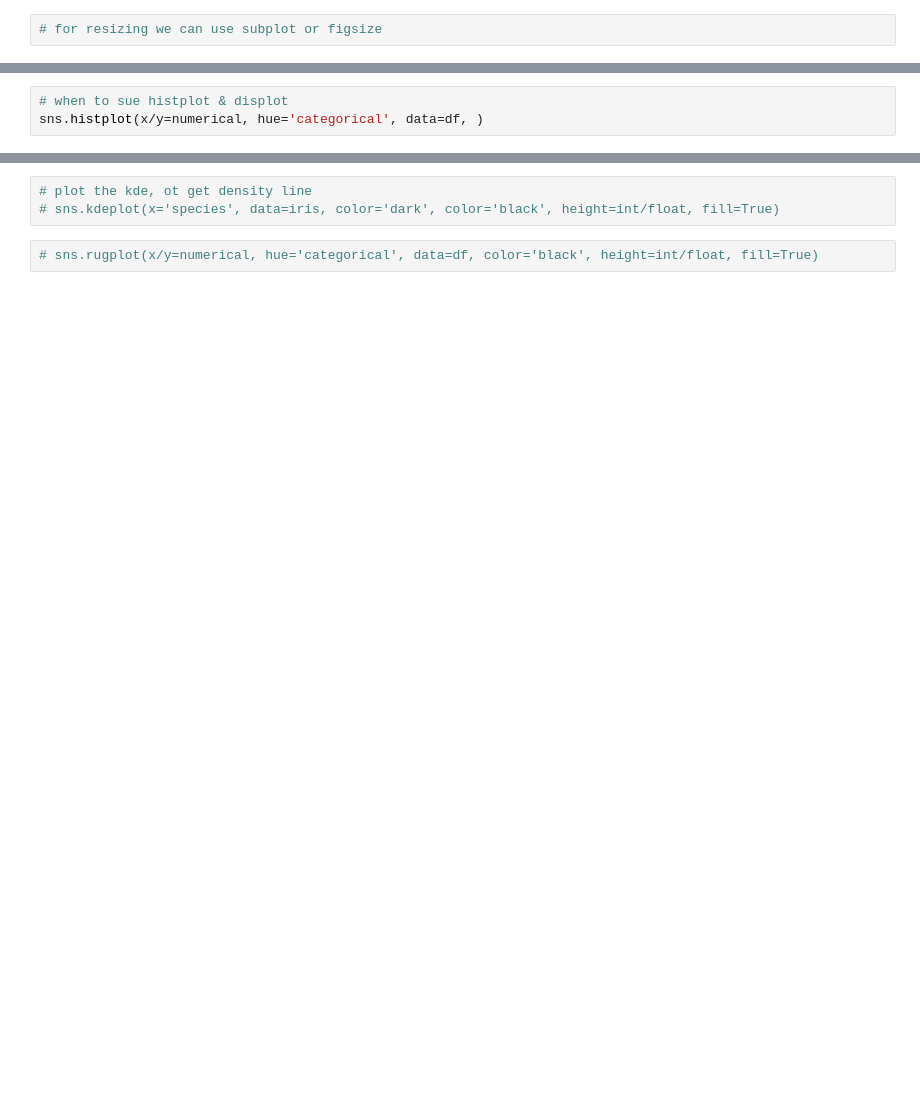
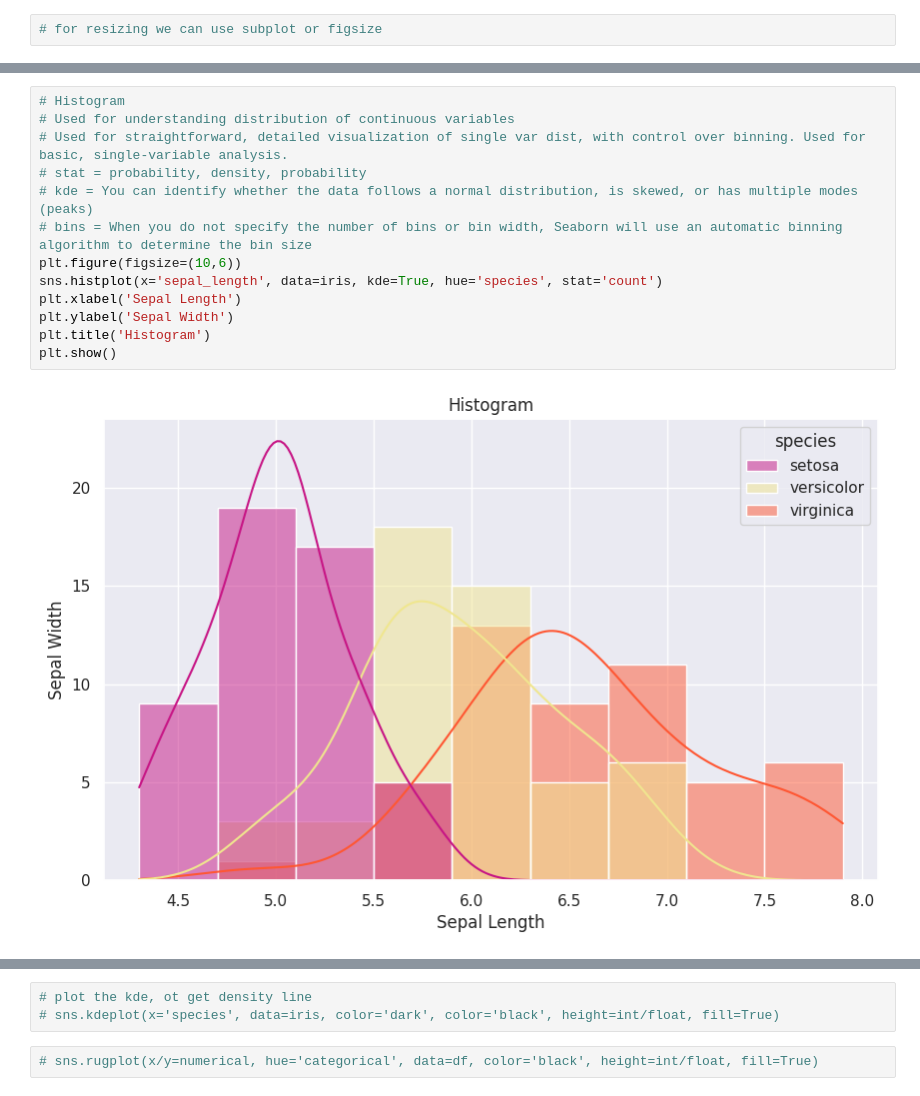
Before and after one commit to abhicse002/Py_DS_libs, a Jupyter notebook: seaborn.ipynb, the cells around one changed output, grey strips where cells are left out. Saved outputs shown, nothing was run; the diff lists cells and outputs as text; blank space fills up the shorter version.

```diff
--- a/seaborn.ipynb
+++ b/seaborn.ipynb
@@ -47,3 +86,15 @@ plt.show()
-# %%
-# when to sue histplot & displot
-sns.histplot(x/y=numerical, hue='categorical', data=df, )
+# %%
+# Histogram
+# Used for understanding distribution of continuous variables
+# Used for straightforward, detailed visualization of single var dist, with control over binning. Used for basic, single-variable analysis.
+# stat = probability, density, probability
+# kde = You can identify whether the data follows a normal distribution, is skewed, or has multiple modes (peaks)
+# bins = When you do not specify the number of bins or bin width, Seaborn will use an automatic binning algorithm to determine the bin size
+plt.figure(figsize=(10,6))
+sns.histplot(x='sepal_length', data=iris, kde=True, hue='species', stat='count')
+plt.xlabel('Sepal Length')
+plt.ylabel('Sepal Width')
+plt.title('Histogram')
+plt.show()
+# %% [output]
+[figure, added]
```
Also changed, not shown: parts of 21 cells of this notebook.
